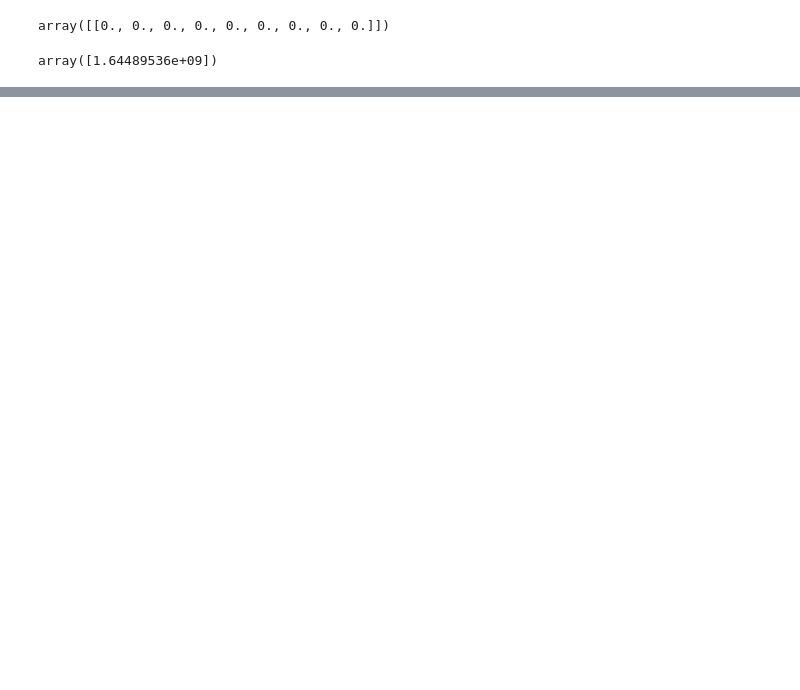
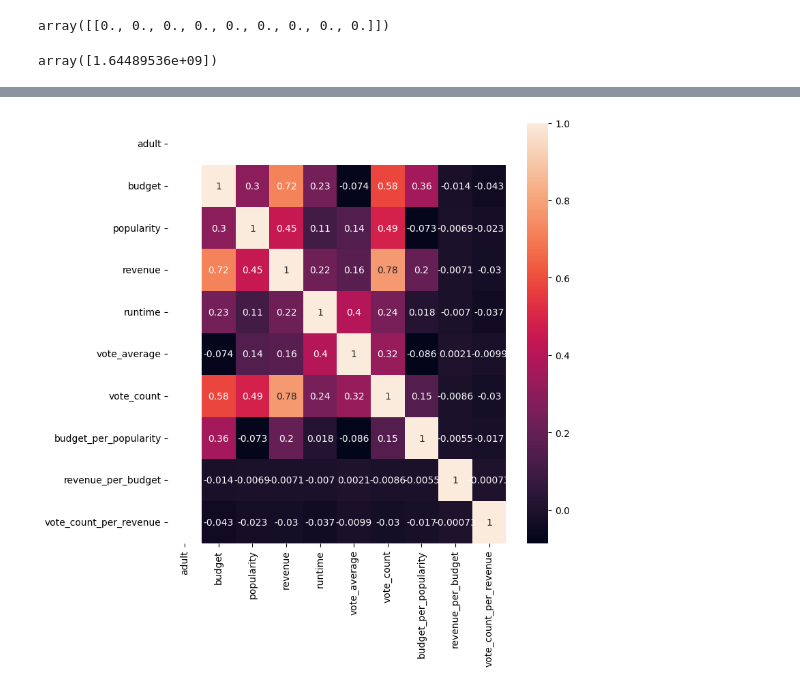
Before and after one commit to Gruppe-H/AI_exam, a Jupyter notebook: regression.ipynb, the cells around one changed output, grey strips where cells are left out. Saved outputs shown, nothing was run; the diff lists cells and outputs as text; code cells hidden in the pictures; blank space fills up the shorter version.

```diff
--- a/regression.ipynb
+++ b/regression.ipynb
@@ -1255,0 +1260,3 @@ with open(pickle_file, 'wb') as file:
+# %%
+corr = rm_genre_df.corr()
+print(corr)
@@ -1255,0 +1281,6 @@ with open(pickle_file, 'wb') as file:
+# %%
+plt.figure(figsize = (8,8))
+sns.heatmap(corr, annot=True)
+plt.show()
+# %% [output]
+[figure, added]
```
Also changed, not shown: parts of 14 cells of this notebook.
